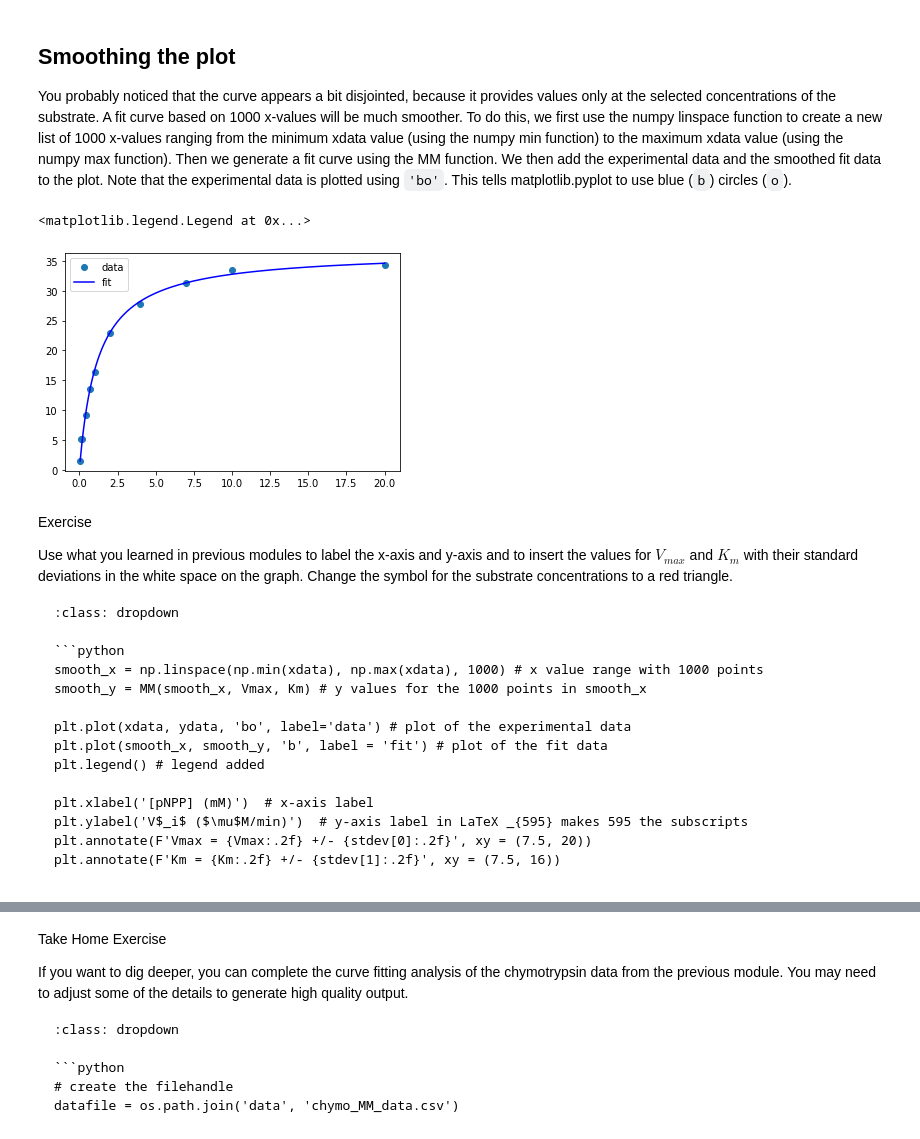
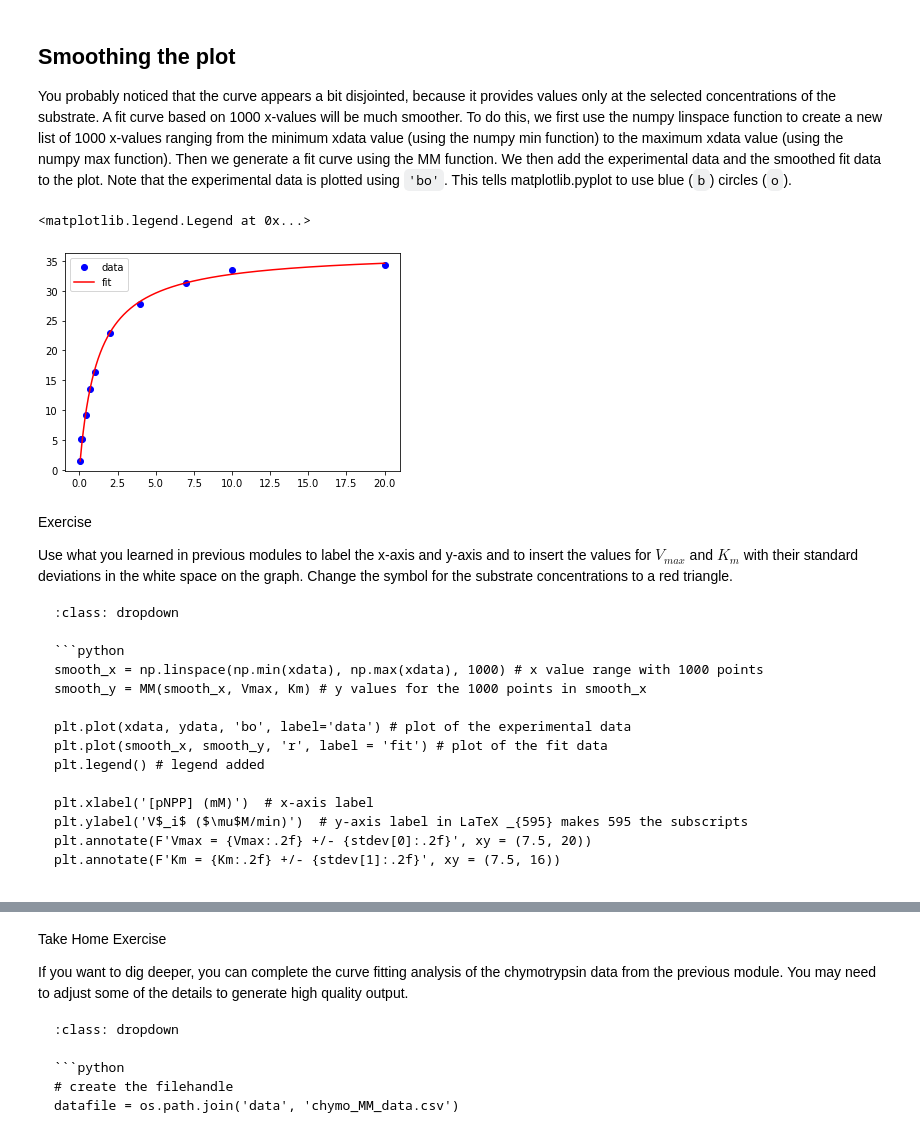
Before and after one commit to MolSSI-Education/python-scripting-biochemistry, a Jupyter notebook: biochemist-python/chapters/nonlinear_regression_part_2.ipynb, the cells around one changed output, grey strips where cells are left out. Drawn from its saved outputs; the diff is of its cells as text; code cells hidden in the pictures.

```diff
--- a/biochemist-python/chapters/nonlinear_regression_part_2.ipynb
+++ b/biochemist-python/chapters/nonlinear_regression_part_2.ipynb
@@ -243,14 +243,14 @@ You probably noticed that the curve appears a bit disjointed, because it provide
 # %%
 # To generate a smoother fitted curve
 smooth_x = np.linspace(np.min(xdata), np.max(xdata), 1000) # x value range with 1000 points
 smooth_y = MM(smooth_x, Vmax, Km) # y values for the 1000 points in smooth_x
 
 plt.plot(xdata, ydata, 'bo', label='data') # plot of the experimental data
-plt.plot(smooth_x, smooth_y, 'b', label = 'fit') # plot of the fit data
+plt.plot(smooth_x, smooth_y, 'r', label = 'fit') # plot of the fit data
 plt.legend() # legend added
 # %% [output]
 <matplotlib.legend.Legend at 0x...>
-[figure, old version]
+[figure, new version]
 # %% [markdown]
 <div class="exercise-this-is-a-title exercise">
 <p class="exercise-title">Exercise</p>
@@ -264,7 +264,7 @@ smooth_x = np.linspace(np.min(xdata), np.max(xdata), 1000) # x value range with
 smooth_y = MM(smooth_x, Vmax, Km) # y values for the 1000 points in smooth_x
 
 plt.plot(xdata, ydata, 'bo', label='data') # plot of the experimental data
-plt.plot(smooth_x, smooth_y, 'b', label = 'fit') # plot of the fit data
+plt.plot(smooth_x, smooth_y, 'r', label = 'fit') # plot of the fit data
 plt.legend() # legend added
 
 plt.xlabel('[pNPP] (mM)')  # x-axis label
```
Also changed, not shown: parts of 11 cells of this notebook, 2 other files.
